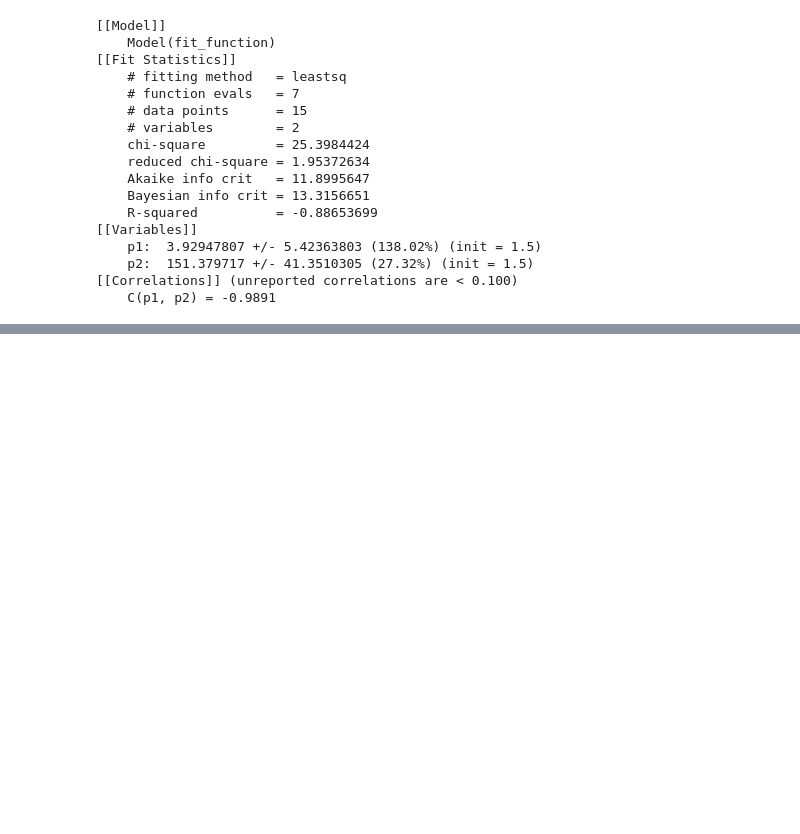
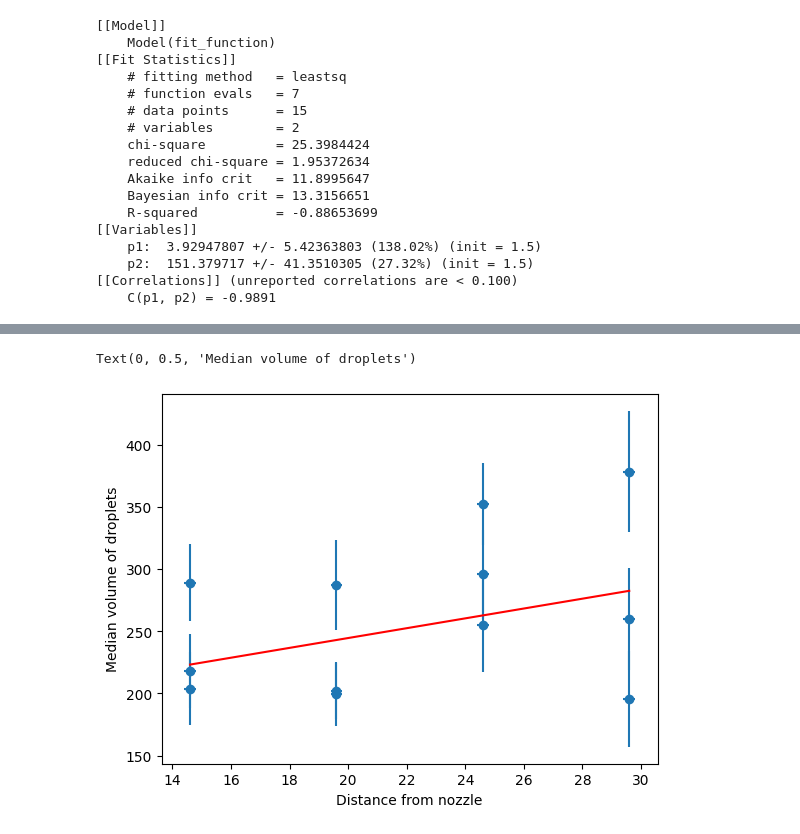
Before and after one commit to Trystan-Git/PNS-group-23--Dynamics-of-coalescence-events-in-spray-clouds, a Jupyter notebook: Data-analysis_day3.ipynb, the cells around one changed output, grey strips where cells are left out. Drawn from its saved outputs; the diff is of its cells as text; code cells hidden in the pictures; blank space fills up the shorter version.

```diff
--- a/Data-analysis_day3.ipynb
+++ b/Data-analysis_day3.ipynb
@@ -85,0 +123,22 @@ print(fit_result.fit_report())
+# %%
+def fit_function(x_fit2, a1, a2, ):
+    med_vol2 = a1 * x_fit2 + a2
+    return med_vol2
+# %%
+fit_model = models.Model(fit_function)
+# %%
+err_med_vol2_array = np.array(err_med_vol2)
+err_med_vol2_inv = 1 / err_med_vol2_array
+# %%
+fit_result = fit_model.fit(med_vol2, x_fit2=np.array(dist_noz2), weights=err_med_vol2_inv, a1=1.5, a2=1.5)
+# %%
+plt.figure()
+
+plt.errorbar(dist_noz2, med_vol2, xerr=err_dist_noz2, yerr=err_med_vol2, fmt='o')
+plt.plot(dist_noz2, fit_result.best_fit, 'r-')
+
+plt.xlabel(r'Distance from nozzle')
+plt.ylabel(r'Median volume of droplets')
+# %% [output]
+Text(0, 0.5, 'Median volume of droplets')
+[figure, added]
```
Also changed, not shown: parts of 15 cells of this notebook.
